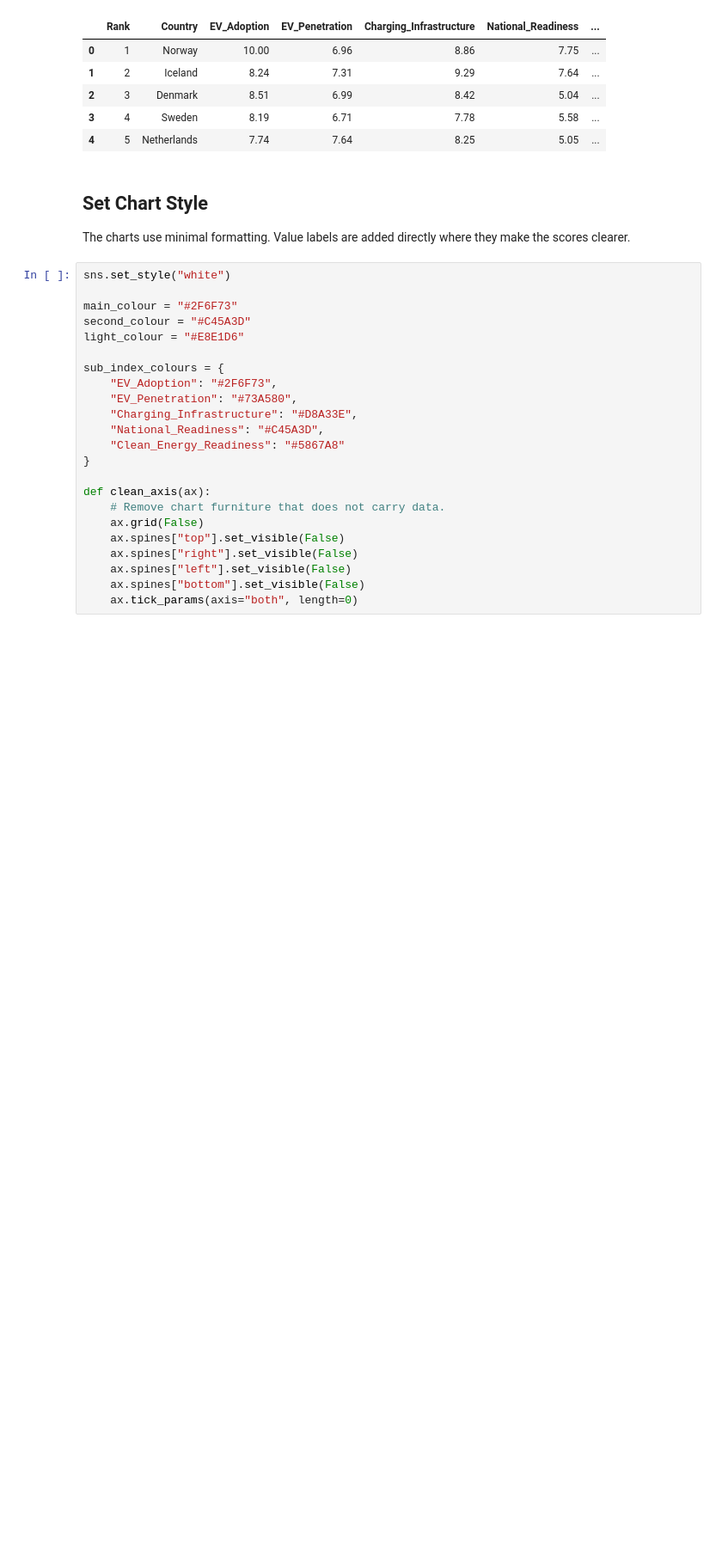
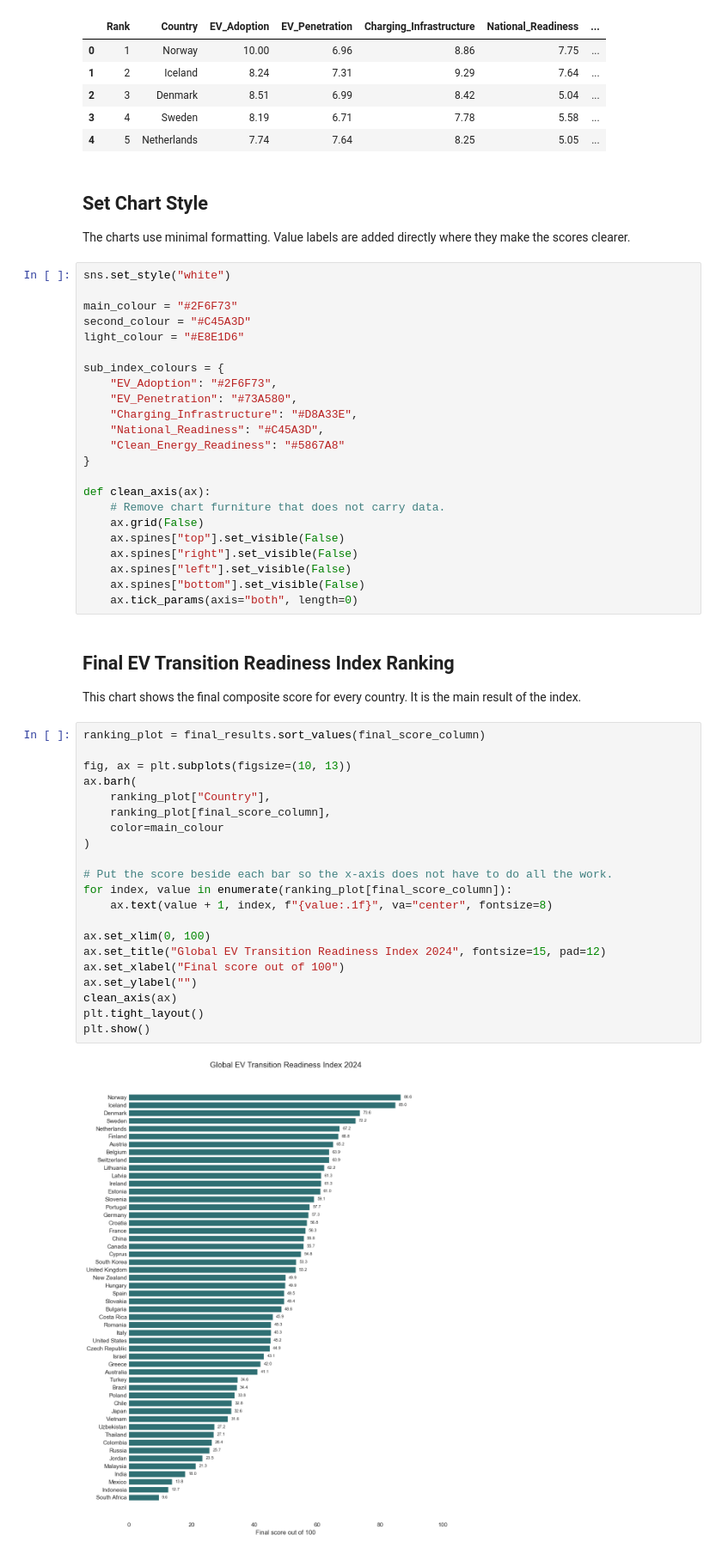
Before and after one commit to RathnamMeghana/DAV_CA1, a Jupyter notebook: index.ipynb, the cells around one changed output. Shown at 86% size. Cells and saved outputs as stored; diff of their text form; blank space fills up the shorter version.

Commit message:
📊 Plot final EV ranking
Add the main chart for the final EV Transition Readiness Index ranking.

1.) Sort countries by the final composite score so the ranking is easy to read.
2.) Show the full country list using a horizontal bar chart.
3.) Add direct value labels beside the bars so the exact scores are visible.

```diff
--- a/index.ipynb
+++ b/index.ipynb
@@ -2624,3 +2624,30 @@ def clean_axis(ax):
     ax.spines["left"].set_visible(False)
     ax.spines["bottom"].set_visible(False)
     ax.tick_params(axis="both", length=0)
+# %% [markdown]
+## Final EV Transition Readiness Index Ranking
+
+This chart shows the final composite score for every country. It is the main result of the index.
+# %%
+ranking_plot = final_results.sort_values(final_score_column)
+
+fig, ax = plt.subplots(figsize=(10, 13))
+ax.barh(
+    ranking_plot["Country"],
+    ranking_plot[final_score_column],
+    color=main_colour
+)
+
+# Put the score beside each bar so the x-axis does not have to do all the work.
+for index, value in enumerate(ranking_plot[final_score_column]):
+    ax.text(value + 1, index, f"{value:.1f}", va="center", fontsize=8)
+
+ax.set_xlim(0, 100)
+ax.set_title("Global EV Transition Readiness Index 2024", fontsize=15, pad=12)
+ax.set_xlabel("Final score out of 100")
+ax.set_ylabel("")
+clean_axis(ax)
+plt.tight_layout()
+plt.show()
+# %% [output]
+[figure, added]
```
